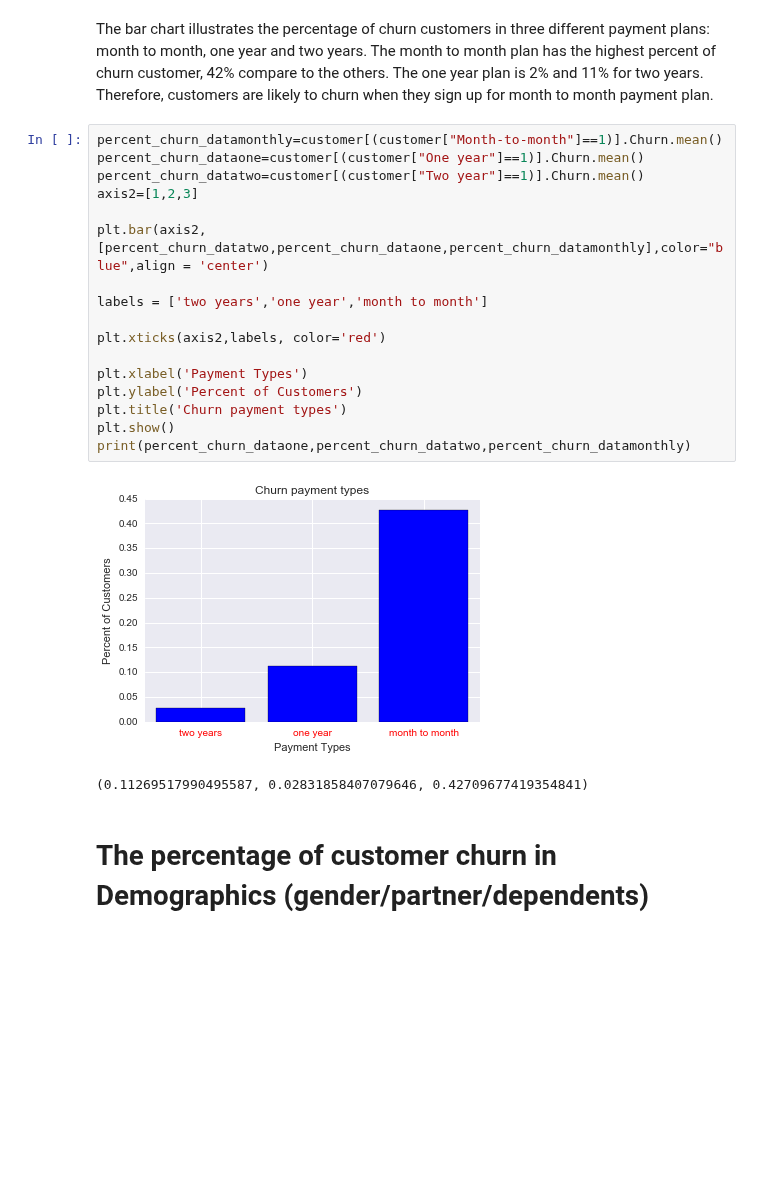
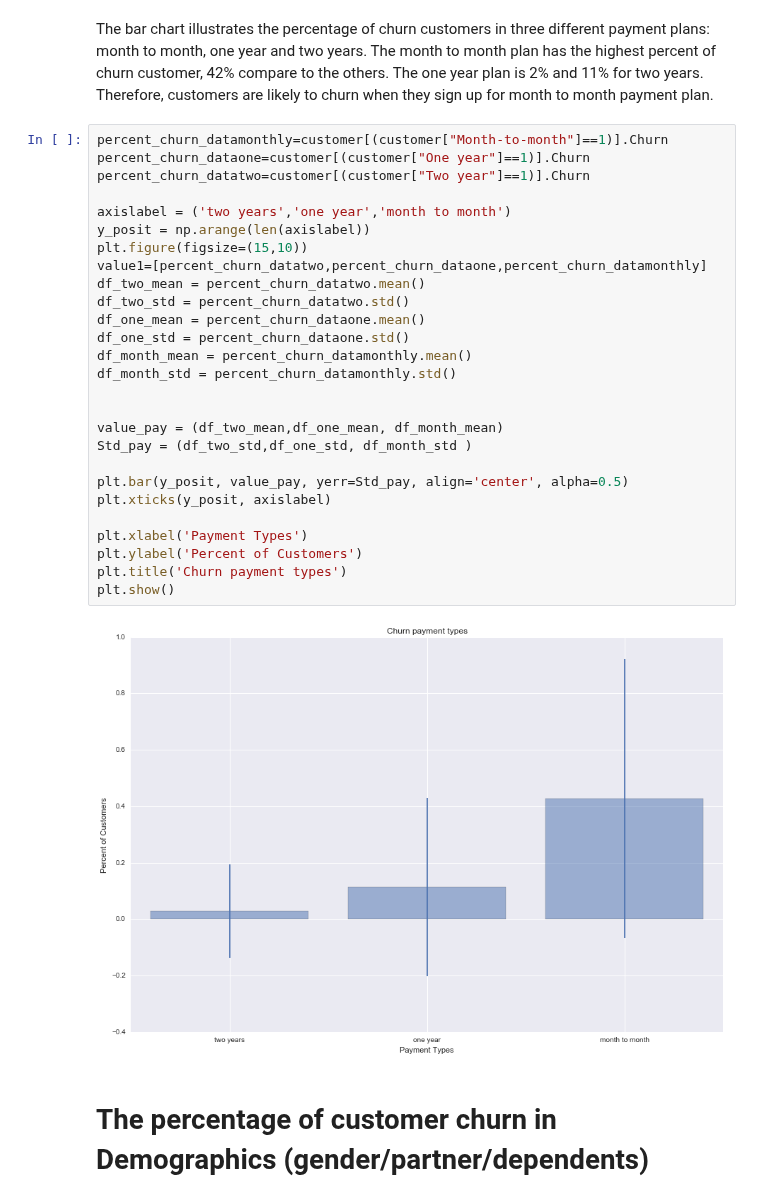
Before and after one commit to vinhpvu/Telco-customer-analytics, a Jupyter notebook: Untitled.ipynb, the cells around one changed output. Drawn from its saved outputs; the diff is of its cells as text; blank space fills up the shorter version.

```diff
--- a/Untitled.ipynb
+++ b/Untitled.ipynb
@@ -197,25 +236,34 @@ plt.show()
 # %% [markdown]
 The bar chart illustrates the percentage of churn customers in three different payment plans: month to month, one year and two years. The month to month plan has the highest percent of churn customer, 42% compare to the others. The one year plan is 2% and 11% for two years. Therefore, customers are likely to churn when they sign up for month to month payment plan.
 # %%
-percent_churn_datamonthly=customer[(customer["Month-to-month"]==1)].Churn.mean()
-percent_churn_dataone=customer[(customer["One year"]==1)].Churn.mean()
-percent_churn_datatwo=customer[(customer["Two year"]==1)].Churn.mean()
-axis2=[1,2,3]
+percent_churn_datamonthly=customer[(customer["Month-to-month"]==1)].Churn
+percent_churn_dataone=customer[(customer["One year"]==1)].Churn
+percent_churn_datatwo=customer[(customer["Two year"]==1)].Churn
 
-plt.bar(axis2, [percent_churn_datatwo,percent_churn_dataone,percent_churn_datamonthly],color="blue",align = 'center')
+axislabel = ('two years','one year','month to month')
+y_posit = np.arange(len(axislabel))
+plt.figure(figsize=(15,10))
+value1=[percent_churn_datatwo,percent_churn_dataone,percent_churn_datamonthly]
+df_two_mean = percent_churn_datatwo.mean()
+df_two_std = percent_churn_datatwo.std()
+df_one_mean = percent_churn_dataone.mean()
+df_one_std = percent_churn_dataone.std()
+df_month_mean = percent_churn_datamonthly.mean()
+df_month_std = percent_churn_datamonthly.std()
 
-labels = ['two years','one year','month to month']
 
-plt.xticks(axis2,labels, color='red')
+value_pay = (df_two_mean,df_one_mean, df_month_mean)
+Std_pay = (df_two_std,df_one_std, df_month_std )
+
+plt.bar(y_posit, value_pay, yerr=Std_pay, align='center', alpha=0.5)
+plt.xticks(y_posit, axislabel)
 
 plt.xlabel('Payment Types')
 plt.ylabel('Percent of Customers')
 plt.title('Churn payment types')
 plt.show()
-print(percent_churn_dataone,percent_churn_datatwo,percent_churn_datamonthly)
 # %% [output]
-[figure, old version]
+[figure, new version]
-(0.11269517990495587, 0.02831858407079646, 0.42709677419354841)
 # %% [markdown]
 # The percentage of customer churn in Demographics (gender/partner/dependents)
 # %% [markdown]
```
Also changed, not shown: parts of 13 cells of this notebook.
